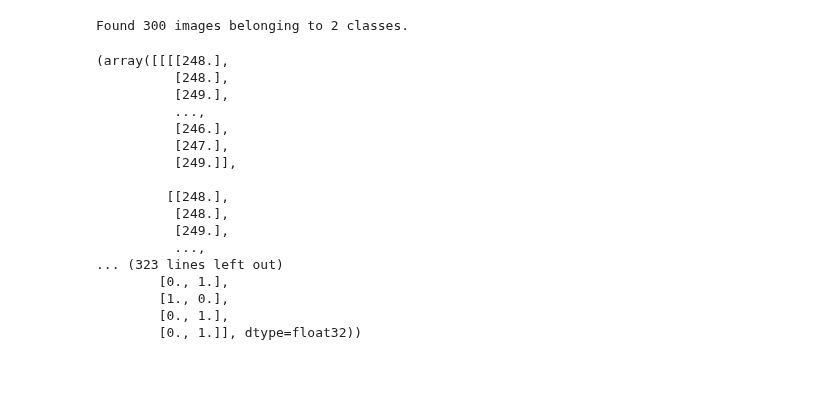
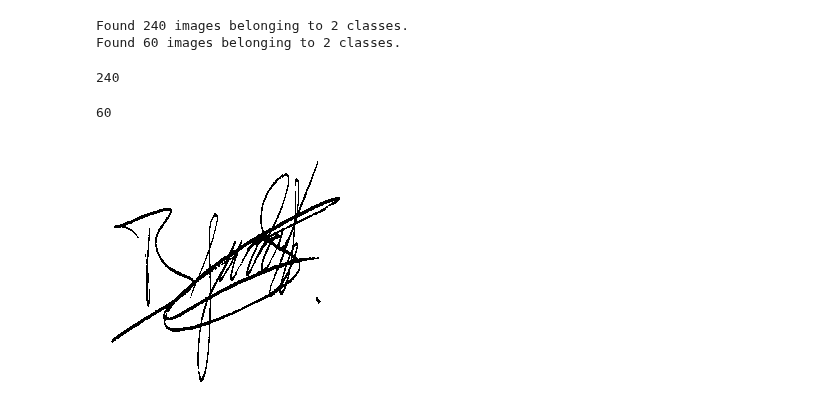
Before and after one commit to ZachRauch/Detecting_Signature_Fraud, a Jupyter notebook: Workspace/Untitled.ipynb, the cells around one changed output. Drawn from its saved outputs; the diff is of its cells as text; code cells hidden in the pictures; blank space fills up the shorter version.

```diff
--- a/Workspace/Untitled.ipynb
+++ b/Workspace/Untitled.ipynb
@@ -5,27 +15,25 @@ from tensorflow.keras.preprocessing.image import ImageDataGenerator
 # %%
-img = ImageDataGenerator()
+img = ImageDataGenerator(validation_split=.20)
 # %%
-real = img.flow_from_directory("../Data/sample_Signature/sample_Signature/",
-                               color_mode='grayscale')
+data_path = '../Data/sample_Signature/sample_Signature/'
-# %% [output]
-Found 300 images belonging to 2 classes.
-# %%
-real[1]
-# %% [output]
-(array([[[[248.],
-          [248.],
-          [249.],
-          ...,
-          [246.],
-          [247.],
-          [249.]],
-
-         [[248.],
-          [248.],
-          [249.],
-          ...,
-... (323 lines left out)
-        [0., 1.],
-        [1., 0.],
-        [0., 1.],
-        [0., 1.]], dtype=float32))
+# %%
+train = img.flow_from_directory(data_path, color_mode='grayscale', subset='training', batch_size=240)
+test = img.flow_from_directory(data_path, color_mode='grayscale', subset='validation', batch_size=60)
+# %% [output]
+Found 240 images belonging to 2 classes.
+Found 60 images belonging to 2 classes.
+# %%
+train_images, train_labels = next(train)
+test_images, test_labels = next(test)
+# %%
+len(train_images)
+# %% [output]
+240
+# %%
+len(test_images)
+# %% [output]
+60
+# %%
+array_to_img(train_images[0])
+# %% [output]
+[figure, added]
```
Also changed, not shown: parts of 32 cells of this notebook.
